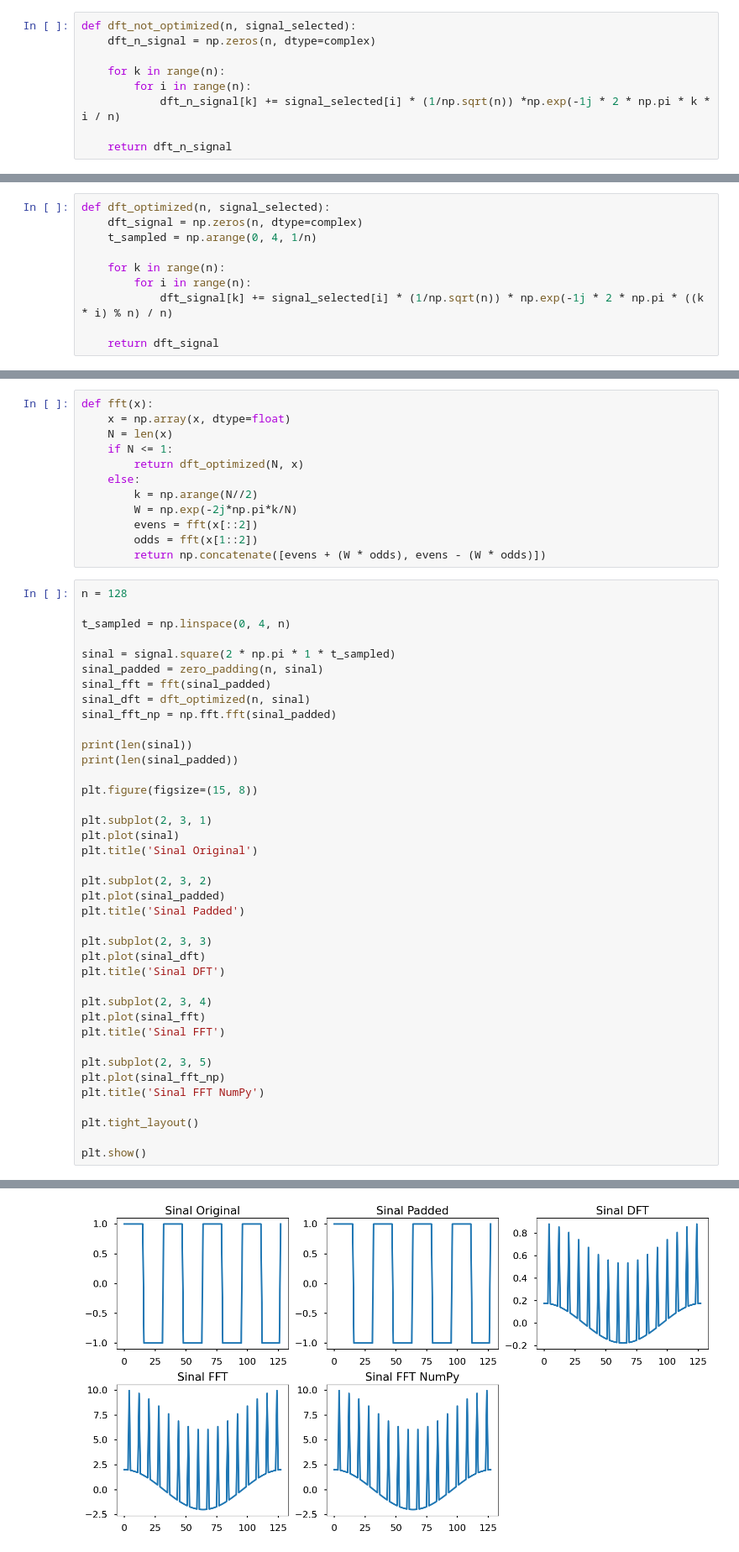
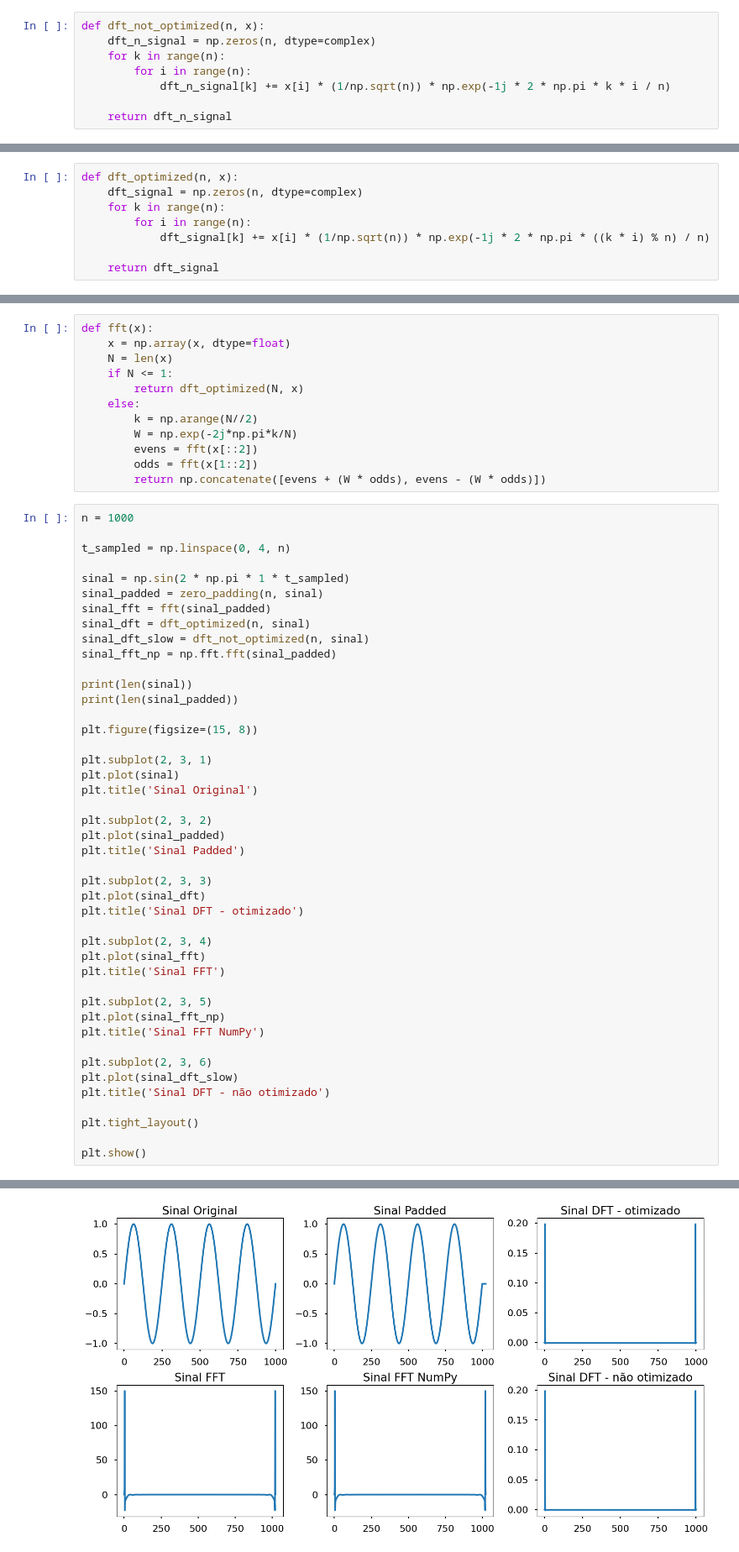
Before and after one commit to V-Emanuel/PDS, a Jupyter notebook: dft_fft.ipynb, the cells around one changed output, grey strips where cells are left out. Shown at 84% size. Saved outputs shown, nothing was run; the diff lists cells and outputs as text.

Commit message:
feat: algorithm performance graphs

```diff
--- a/dft_fft.ipynb
+++ b/dft_fft.ipynb
@@ -167,24 +167,21 @@ plt.style.use('seaborn-v0_8-poster')
 # %% [markdown]
 #### - DFT not optimized function:
 # %%
-def dft_not_optimized(n, signal_selected):
+def dft_not_optimized(n, x):
     dft_n_signal = np.zeros(n, dtype=complex)
-
     for k in range(n):
         for i in range(n):
-            dft_n_signal[k] += signal_selected[i] * (1/np.sqrt(n)) *np.exp(-1j * 2 * np.pi * k * i / n)
+            dft_n_signal[k] += x[i] * (1/np.sqrt(n)) * np.exp(-1j * 2 * np.pi * k * i / n)
 
     return dft_n_signal
 # %% [markdown]
 #### - DFT optimized function:
 # %%
-def dft_optimized(n, signal_selected):
+def dft_optimized(n, x):
     dft_signal = np.zeros(n, dtype=complex)
-    t_sampled = np.arange(0, 4, 1/n)
-
     for k in range(n):
         for i in range(n):
-            dft_signal[k] += signal_selected[i] * (1/np.sqrt(n)) * np.exp(-1j * 2 * np.pi * ((k * i) % n) / n)
+            dft_signal[k] += x[i] * (1/np.sqrt(n)) * np.exp(-1j * 2 * np.pi * ((k * i) % n) / n)
 
     return dft_signal
 # %% [markdown]
@@ -313,14 +310,15 @@ def fft(x):
         odds = fft(x[1::2])
         return np.concatenate([evens + (W * odds), evens - (W * odds)])
 # %%
-n = 128
+n = 1000
 
 t_sampled = np.linspace(0, 4, n)
 
-sinal = signal.square(2 * np.pi * 1 * t_sampled)
+sinal = np.sin(2 * np.pi * 1 * t_sampled)
 sinal_padded = zero_padding(n, sinal)
 sinal_fft = fft(sinal_padded)
 sinal_dft = dft_optimized(n, sinal)
+sinal_dft_slow = dft_not_optimized(n, sinal)
 sinal_fft_np = np.fft.fft(sinal_padded)
 
 print(len(sinal))
@@ -338,7 +336,7 @@ plt.title('Sinal Padded')
 
 plt.subplot(2, 3, 3)
 plt.plot(sinal_dft)
-plt.title('Sinal DFT')
+plt.title('Sinal DFT - otimizado')
 
 plt.subplot(2, 3, 4)
 plt.plot(sinal_fft)
@@ -348,6 +346,10 @@ plt.subplot(2, 3, 5)
 plt.plot(sinal_fft_np)
 plt.title('Sinal FFT NumPy')
 
+plt.subplot(2, 3, 6)
+plt.plot(sinal_dft_slow)
+plt.title('Sinal DFT - não otimizado')
+
 plt.tight_layout()
 
 plt.show()
@@ -357 +359 @@ plt.show()
-[figure, old version]
+[figure, new version]
```
Also changed, not shown: parts of 3 cells of this notebook.
